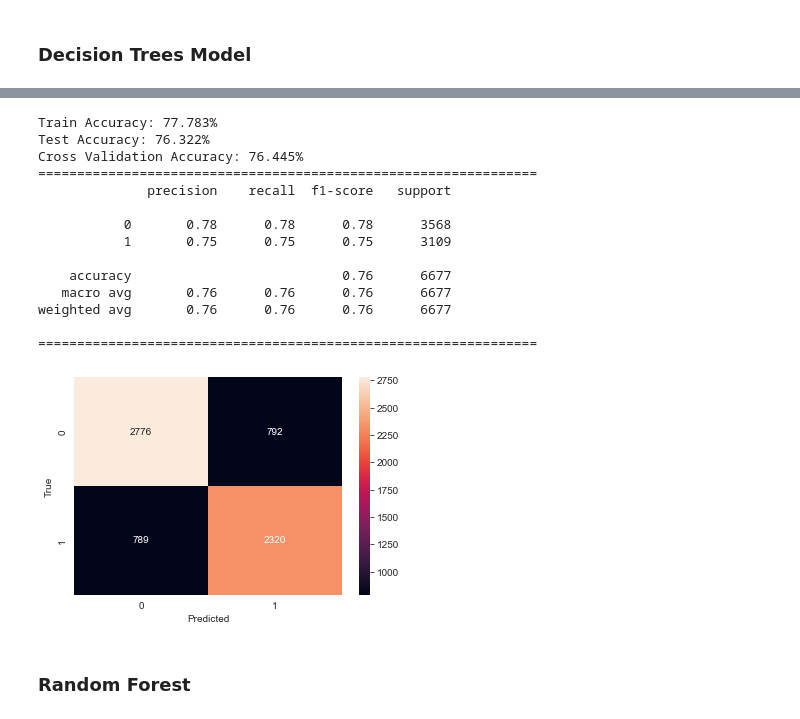
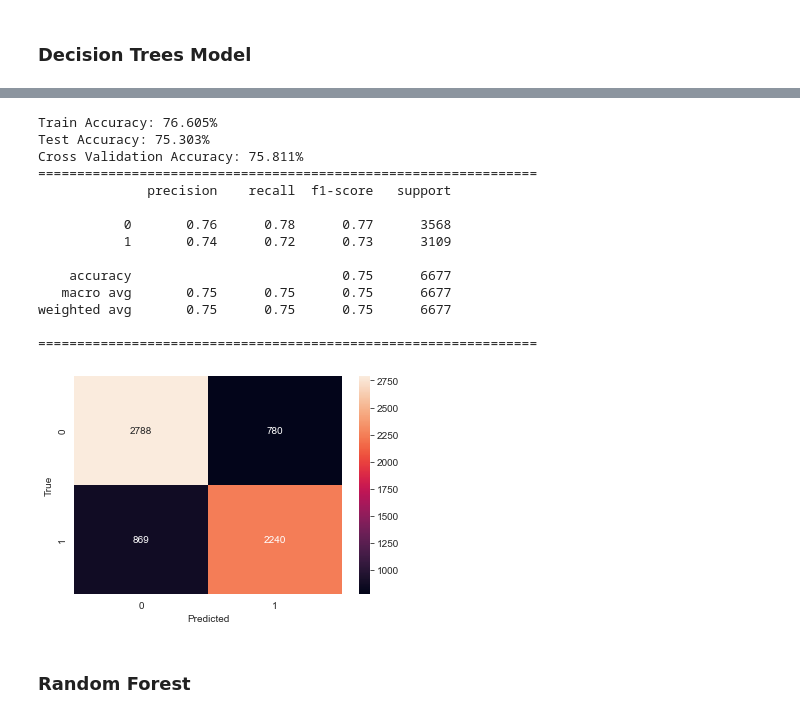
Before and after one commit to waihiga9/H1N1_and_Seasonal_Flu_Vaccines, a Jupyter notebook: SeasonalFlu_Vaccine_Prediction.ipynb, the cells around one changed output, grey strips where cells are left out. Cells and saved outputs as stored; diff of their text form; code cells hidden in the pictures.

```diff
--- a/SeasonalFlu_Vaccine_Prediction.ipynb
+++ b/SeasonalFlu_Vaccine_Prediction.ipynb
@@ -556,7 +542,7 @@ def fit_evaluate_model(model,X_train,y_train,X_test,y_test):
     y_test_pred = model.predict(X_test)
 
     #performing cross validation
-    cross_val = cross_val_score(model,X_train,y_train,cv = 10)
+    cross_val = cross_val_score(model,X_train,y_train,cv = cv)
 
     #printing accuracy
     print(f"Train Accuracy: {round(accuracy_score(y_train,y_train_pred)*100,3)}%")
@@ -623,27 +609,25 @@ weighted avg       0.75      0.75      0.75      6677
 [figure]
 # %%
 pipeline_dt = Pipeline([('scaler' , StandardScaler()),
-                        ('tree', DecisionTreeClassifier(random_state=123))])
+                        ('tree', DecisionTreeClassifier())])
 
 # trying to find the right parameters.
 
-param_dist = {"tree__max_depth": [2, 20, 60, 70, 100],
-              "tree__max_features": [1, 2, 3, 4, 5, 6, 7, 8, 9],
-              "tree__min_samples_leaf": [1, 20, 40],
-              'tree__max_leaf_nodes': [None, 5, 10, 50, 100],
+param_dist = {"tree__max_depth": [5,6,7,8],
+              "tree__max_features": [1,2,3,4,5,6],
+              "tree__min_samples_leaf": [5,6,7],
               "tree__criterion": ["gini", "entropy"],
-              'tree__min_samples_split': [2, 10, 50]}
+              'tree__min_samples_split': [2,10]}
 
-
+cv = 5
 # RandomizedSearchCV object: tree_cv
 tree_cv = GridSearchCV(estimator=pipeline_dt,
                        param_grid=param_dist,
-                       cv=10,
+                       cv=cv,
                        scoring='accuracy')
 
 # Fit it to the data
-tree_cv.fit(X_train, y_train)
-
-# Print the tuned parameters and score
+fit_evaluate_model(tree_cv, X_train,y_train,X_test,y_test)
+# Print the tuned parameters
 print("Tuned Decision Tree Parameters: {}".format(tree_cv.best_params_))
 # %% [output]
@@ -651,35 +650,34 @@ Tuned Decision Tree Parameters: {'tree__criterion': 'gini', 'tree__max_depth': 2
 # %%
 # Using the tuned decision tree parameters
-grid1 = [{"tree__max_depth": [20],
-           "tree__max_features": [9],
-           "tree__min_samples_leaf": [20],
-           'tree__max_leaf_nodes': [100],
-           "tree__criterion": ["gini"],
+grid1 = [{"tree__max_depth": [8],
+           "tree__max_features": [6],
+           "tree__min_samples_leaf": [5],
+           "tree__criterion": ["entropy"],
            'tree__min_samples_split': [2]}]
 
-
+cv = 5
 dt2 = GridSearchCV(estimator=pipeline_dt,
                    param_grid=grid1,
-                   cv=10,
+                   cv=cv,
                    scoring='accuracy')
 
 fit_evaluate_model(dt2, X_train,y_train,X_test,y_test)
 # %% [output]
-Train Accuracy: 77.783%
-Test Accuracy: 76.322%
-Cross Validation Accuracy: 76.445%
+Train Accuracy: 76.605%
+Test Accuracy: 75.303%
+Cross Validation Accuracy: 75.811%
 ================================================================
               precision    recall  f1-score   support
 
-           0       0.78      0.78      0.78      3568
-           1       0.75      0.75      0.75      3109
+           0       0.76      0.78      0.77      3568
+           1       0.74      0.72      0.73      3109
 
-    accuracy                           0.76      6677
-   macro avg       0.76      0.76      0.76      6677
-weighted avg       0.76      0.76      0.76      6677
+    accuracy                           0.75      6677
+   macro avg       0.75      0.75      0.75      6677
+weighted avg       0.75      0.75      0.75      6677
 
 ================================================================
-[figure, old version]
+[figure, new version]
 # %% [markdown]
 ### Random Forest
 # %%
```
Also changed, not shown: parts of 18 cells of this notebook.
